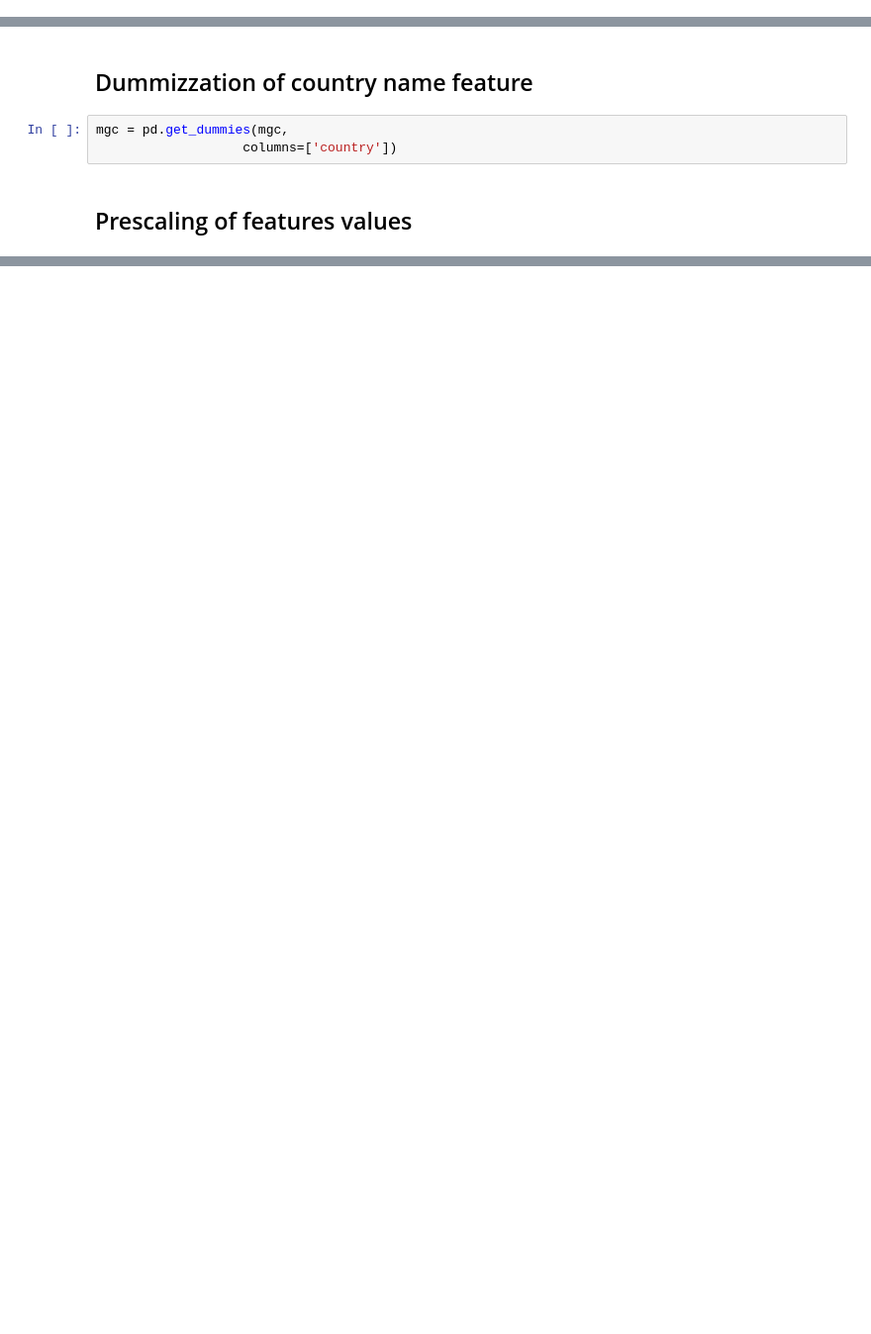
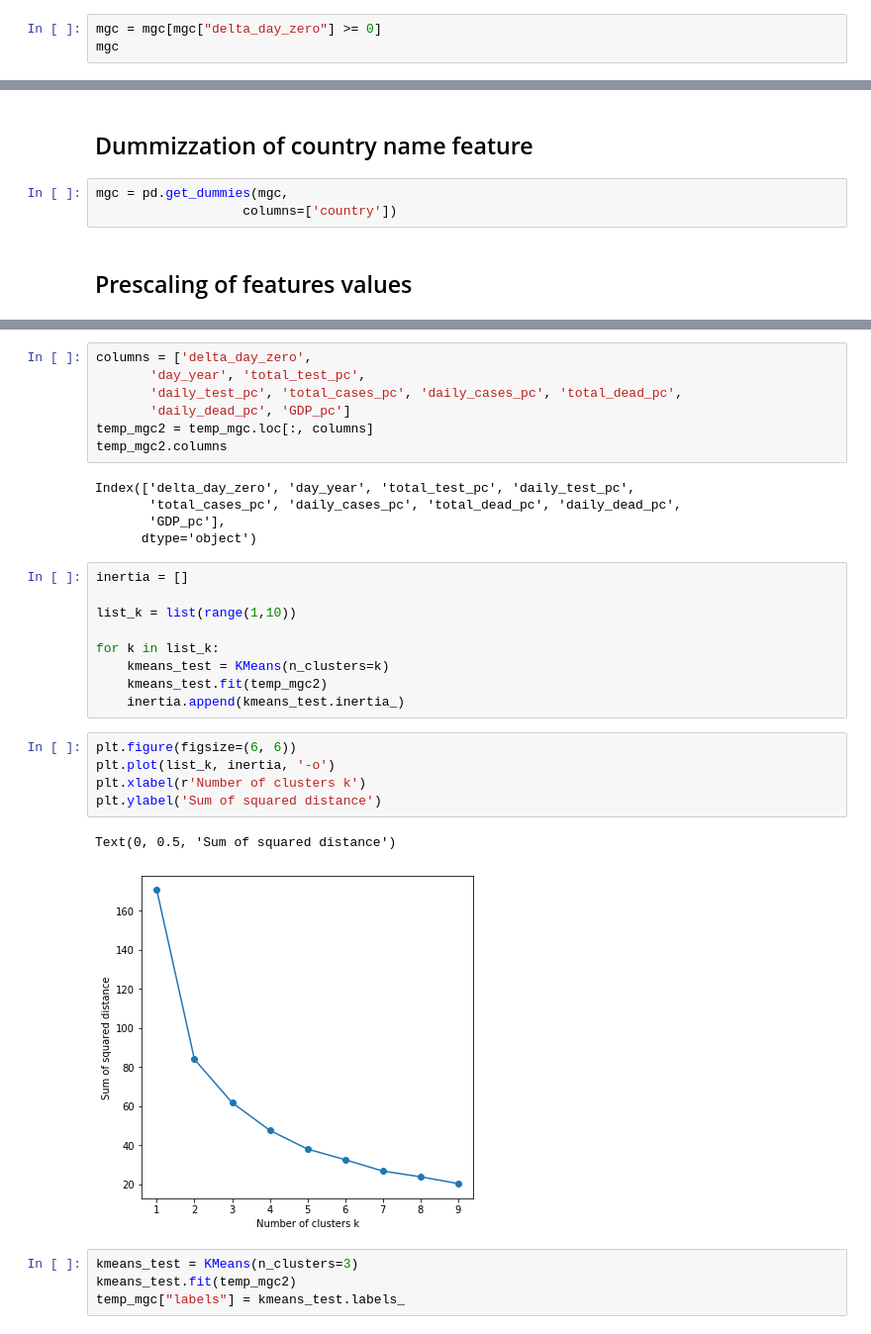
Before and after one commit to andreascaudo/datasciencebusiness, a Jupyter notebook: data_analysis.ipynb, the cells around one changed output, grey strips where cells are left out. Shown at 99% size. Saved outputs shown, nothing was run; the diff lists cells and outputs as text; blank space fills up the shorter version.

Commit message:
Kmeans

```diff
--- a/data_analysis.ipynb
+++ b/data_analysis.ipynb
@@ -611,0 +603,3 @@ mgc
+# %%
+mgc = mgc[mgc["delta_day_zero"] >= 0]
+mgc
@@ -632,0 +700,33 @@ temp_mgc
+# %%
+columns = ['delta_day_zero',
+       'day_year', 'total_test_pc',
+       'daily_test_pc', 'total_cases_pc', 'daily_cases_pc', 'total_dead_pc',
+       'daily_dead_pc', 'GDP_pc']
+temp_mgc2 = temp_mgc.loc[:, columns]
+temp_mgc2.columns
+# %% [output]
+Index(['delta_day_zero', 'day_year', 'total_test_pc', 'daily_test_pc',
+       'total_cases_pc', 'daily_cases_pc', 'total_dead_pc', 'daily_dead_pc',
+       'GDP_pc'],
+      dtype='object')
+# %%
+inertia = []
+
+list_k = list(range(1,10))
+
+for k in list_k:
+    kmeans_test = KMeans(n_clusters=k)
+    kmeans_test.fit(temp_mgc2)
+    inertia.append(kmeans_test.inertia_)
+# %%
+plt.figure(figsize=(6, 6))
+plt.plot(list_k, inertia, '-o')
+plt.xlabel(r'Number of clusters k')
+plt.ylabel('Sum of squared distance')
+# %% [output]
+Text(0, 0.5, 'Sum of squared distance')
+[figure, added]
+# %%
+kmeans_test = KMeans(n_clusters=3)
+kmeans_test.fit(temp_mgc2)
+temp_mgc["labels"] = kmeans_test.labels_
```
Also changed, not shown: parts of 27 cells of this notebook, 1 other file.
